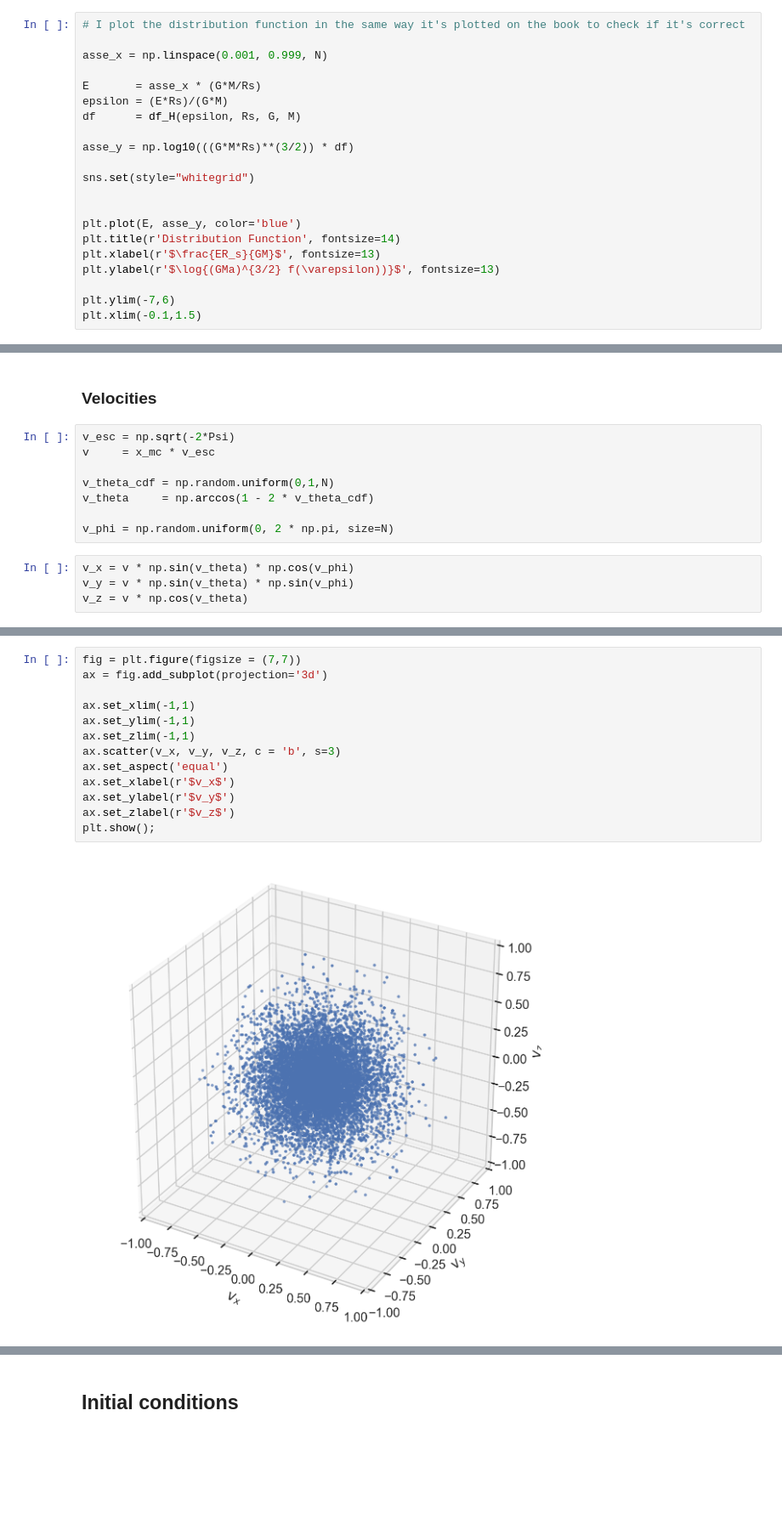
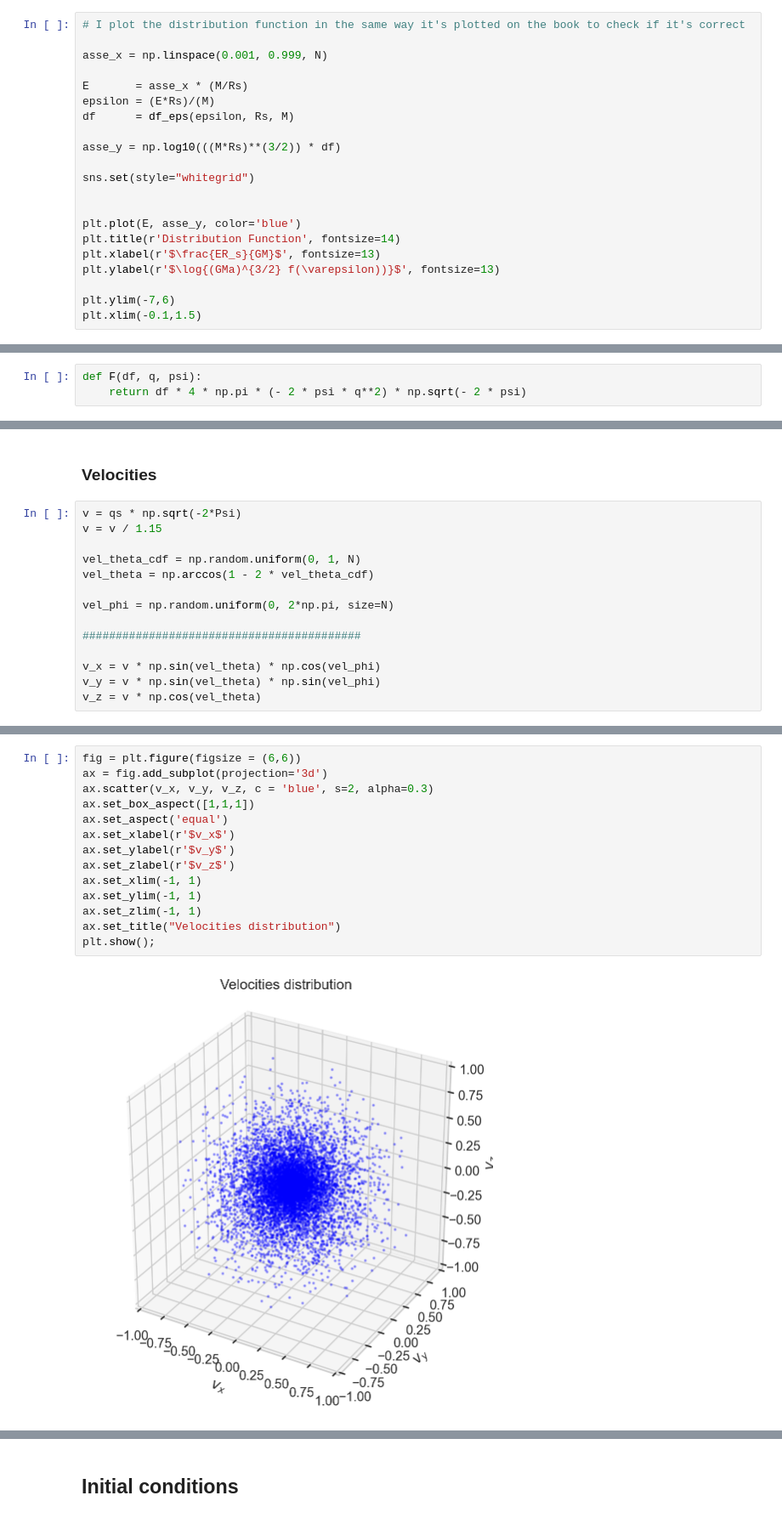
Before and after one commit to racheleguidettii/Galaxies-Dynamics, a Jupyter notebook: Hernquist.ipynb, the cells around one changed output, grey strips where cells are left out. Shown at 85% size. Saved outputs shown, nothing was run; the diff lists cells and outputs as text; blank space fills up the shorter version.

```diff
--- a/Hernquist.ipynb
+++ b/Hernquist.ipynb
@@ -311,11 +322,11 @@ def df_H(epsilon, Rs, G, M):
 
 asse_x = np.linspace(0.001, 0.999, N)
 
-E       = asse_x * (G*M/Rs)
-epsilon = (E*Rs)/(G*M)
-df      = df_H(epsilon, Rs, G, M)
+E       = asse_x * (M/Rs)
+epsilon = (E*Rs)/(M)
+df      = df_eps(epsilon, Rs, M)
 
-asse_y = np.log10(((G*M*Rs)**(3/2)) * df)
+asse_y = np.log10(((M*Rs)**(3/2)) * df)
 
 sns.set(style="whitegrid")
 
@@ -375,0 +350,3 @@ x_mc = np.array(x_mc )
+# %%
+def F(df, q, psi):
+    return df * 4 * np.pi * (- 2 * psi * q**2) * np.sqrt(- 2 * psi)
@@ -376,14 +388,16 @@ x_mc = np.array(x_mc )
 # %% [markdown]
 ### Velocities
 # %%
-v_esc = np.sqrt(-2*Psi)
-v     = x_mc * v_esc
+v = qs * np.sqrt(-2*Psi)
+v = v / 1.15
 
-v_theta_cdf = np.random.uniform(0,1,N)
-v_theta     = np.arccos(1 - 2 * v_theta_cdf)
+vel_theta_cdf = np.random.uniform(0, 1, N)
+vel_theta = np.arccos(1 - 2 * vel_theta_cdf)
 
-v_phi = np.random.uniform(0, 2 * np.pi, size=N)
+vel_phi = np.random.uniform(0, 2*np.pi, size=N)
+
+##########################################
+
+v_x = v * np.sin(vel_theta) * np.cos(vel_phi)
+v_y = v * np.sin(vel_theta) * np.sin(vel_phi)
+v_z = v * np.cos(vel_theta)
-# %%
-v_x = v * np.sin(v_theta) * np.cos(v_phi)
-v_y = v * np.sin(v_theta) * np.sin(v_phi)
-v_z = v * np.cos(v_theta)
@@ -390,16 +410,17 @@ v_z = v * np.cos(v_theta)
 # %%
-fig = plt.figure(figsize = (7,7))
+fig = plt.figure(figsize = (6,6))
 ax = fig.add_subplot(projection='3d')
-
-ax.set_xlim(-1,1)
-ax.set_ylim(-1,1)
-ax.set_zlim(-1,1)
-ax.scatter(v_x, v_y, v_z, c = 'b', s=3)
+ax.scatter(v_x, v_y, v_z, c = 'blue', s=2, alpha=0.3)
+ax.set_box_aspect([1,1,1])
 ax.set_aspect('equal')
 ax.set_xlabel(r'$v_x$')
 ax.set_ylabel(r'$v_y$')
 ax.set_zlabel(r'$v_z$')
+ax.set_xlim(-1, 1)
+ax.set_ylim(-1, 1)
+ax.set_zlim(-1, 1)
+ax.set_title("Velocities distribution")
 plt.show();
 # %% [output]
-[figure, old version]
+[figure, new version]
 # %%
```
Also changed, not shown: parts of 61 cells of this notebook, 2 other files.
